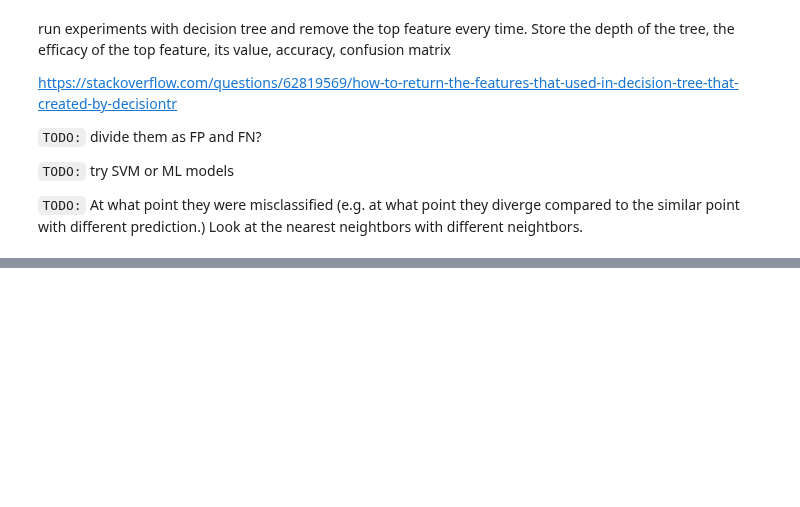
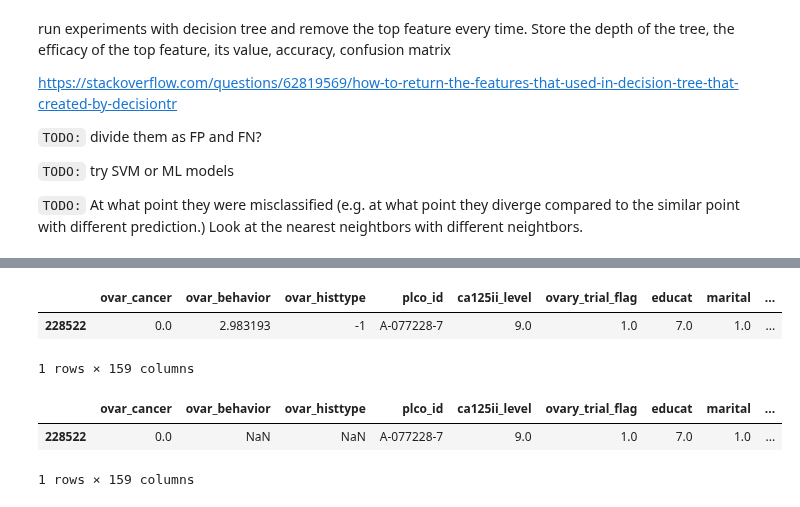
Before and after one commit to fedorenkood/ovarian_cancer_models, a Jupyter notebook: running_classifier_oop.ipynb, the cells around one changed output, grey strips where cells are left out. Saved outputs shown, nothing was run; the diff lists cells and outputs as text; code cells hidden in the pictures; blank space fills up the shorter version.

Commit message:
fixing imputer

```diff
--- a/running_classifier_oop.ipynb
+++ b/running_classifier_oop.ipynb
@@ -90,0 +111,16 @@ experiment_not_screened_cols_first_5_XGBClassifier_for_cancer_in_next_1_years_15
+# %%
+processed_data['ca125ii_level_binary'] = 0
+# %%
+transformed_df = analytics_util_0.data_util.imputer.imputer_transform(processed_data)
+# %%
+transformed_df[transformed_df['index'] == 228522]
+# %% [output]
+|  | ovar_cancer | ovar_behavior | ovar_histtype | plco_id | ca125ii_level | ovary_trial_flag | educat | marital | ... |
+| 228522 | 0.0 | 2.983193 | -1 | A-077228-7 | 9.0 | 1.0 | 7.0 | 1.0 | ... |
+1 rows × 159 columns
+# %%
+processed_data[processed_data['index'] == 228522]
+# %% [output]
+|  | ovar_cancer | ovar_behavior | ovar_histtype | plco_id | ca125ii_level | ovary_trial_flag | educat | marital | ... |
+| 228522 | 0.0 | NaN | NaN | A-077228-7 | 9.0 | 1.0 | 7.0 | 1.0 | ... |
+1 rows × 159 columns
```
Also changed, not shown: parts of 8 cells of this notebook, 12 other files.
